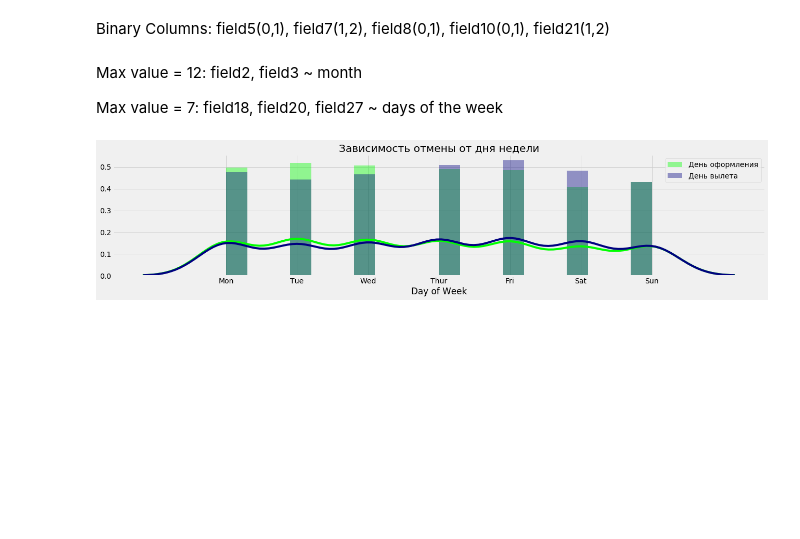
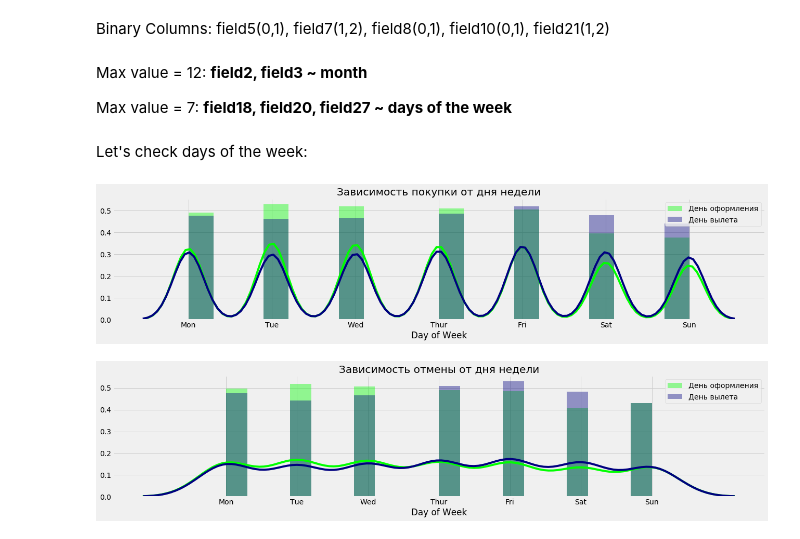
Before and after one commit to annenkova97/Intro2DS, a Jupyter notebook: final_project/project.ipynb, the cells around one changed output. Cells and saved outputs as stored; diff of their text form; code cells hidden in the pictures; blank space fills up the shorter version.

```diff
--- a/final_project/project.ipynb
+++ b/final_project/project.ipynb
@@ -61,6 +65,6 @@ df.describe()
 # %% [markdown]
 Binary Columns: field5(0,1), field7(1,2), field8(0,1), field10(0,1), field21(1,2)
 # %% [markdown]
-Max value = 12: field2, field3 ~ month
+Max value = 12: **field2, field3 ~ month**
 
-Max value = 7: field18, field20, field27 ~ days of the week
+Max value = 7: **field18, field20, field27 ~ days of the week**
@@ -73,3 +71,5 @@ style.use('fivethirtyeight')
+# %% [markdown]
+Let's check days of the week:
 # %%
 day_week = ['Mon', 'Tue', 'Wed', 'Thur', 'Fri', 'Sat', 'Sun']
 day = []
@@ -80,6 +80,19 @@ day_week = ['Mon', 'Tue', 'Wed', 'Thur', 'Fri', 'Sat', 'Sun']
 day_1 = []
 for i in range(7):
     day_1.append(day_week[df.field20.unique()[i] - 1])
+# %%
+plt.figure(figsize=(20, 4))
+plt.title('Зависимость покупки от дня недели')
+sns.distplot(df.field18,  kde=True, label='День оформления', bins = 20, color='lime')
+plt.xlabel('Day of Week')
+plt.xticks(df.field18.unique(), day);
+
+sns.distplot(df.field20,  kde=True, label='День вылета',bins=20, color='navy')
+plt.xlabel('Day of Week')
+plt.xticks(df.field20.unique(), day_1)
+plt.legend();
+# %% [output]
+[figure, added]
 # %%
 plt.figure(figsize=(20, 4))
 plt.title('Зависимость отмены от дня недели')
```
Also changed, not shown: parts of 35 cells of this notebook.
